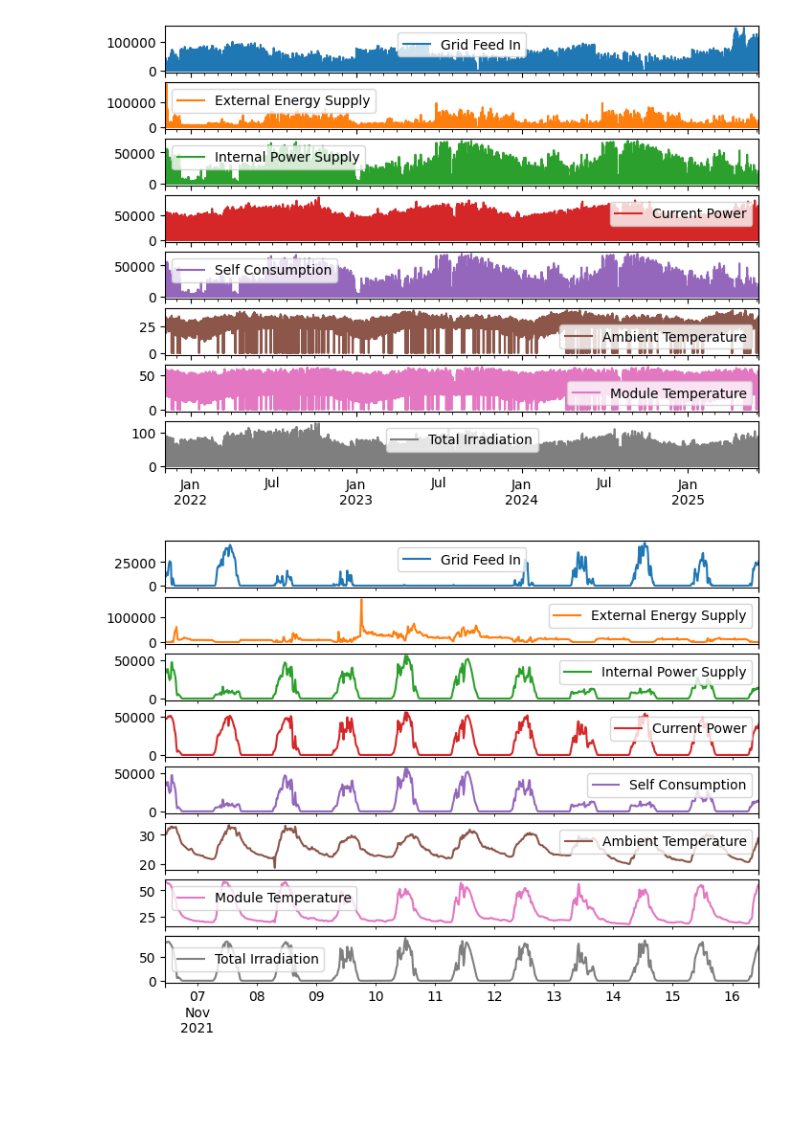
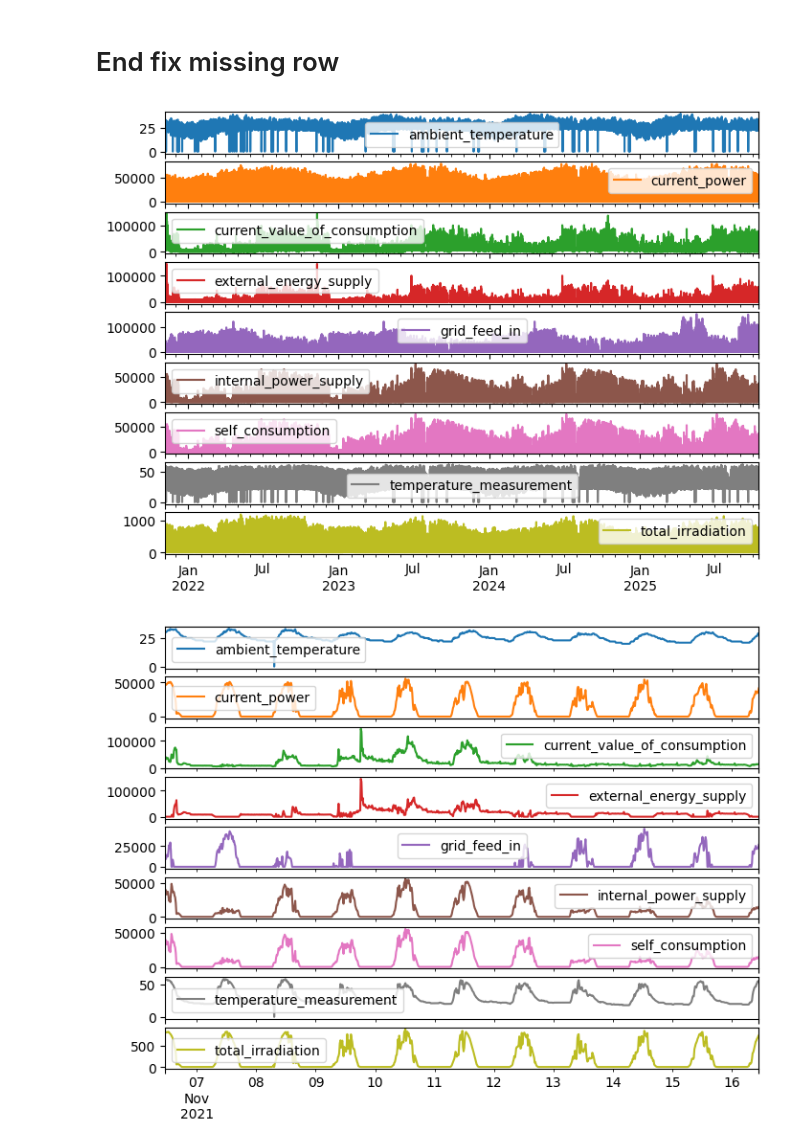
Before and after one commit to wsarachai/CM-SolarTS, a Jupyter notebook: src/jupyter_nb/pvdb-fix-from-other-year.ipynb, the cells around one changed output. Saved outputs shown, nothing was run; the diff lists cells and outputs as text; code cells hidden in the pictures; blank space fills up the shorter version.

```diff
--- a/src/jupyter_nb/pvdb-fix-from-other-year.ipynb
+++ b/src/jupyter_nb/pvdb-fix-from-other-year.ipynb
@@ -219,0 +272,9 @@ rows_to_fix
+# %%
+zero_mask = df_fixed[all_cols].eq(0).all(axis=1)
+zero_rows = df_fixed.loc[zero_mask]
+print(F"All zero row: {zero_rows.shape[0]}")
+
+mask_zeros = mask_to_year & zero_mask
+rows_to_fix = df_fixed[mask_zeros].copy()
+print(F"There are [{rows_to_fix.shape[0]}] zero's rows of year {year_to_fix} to be fixed.")
+rows_to_fix.head(5)
@@ -220,7 +290,7 @@ rows_to_fix
 # %%
 # Create lookup DataFrame from source year
-source_mask = df_filled.index.year == year_from
-source_data = df_filled[source_mask]
-lookup_df = source_data.drop_duplicates('date_pattern').set_index('date_pattern')[valid_columns]
-lookup_df
+source_data = df_fixed[mask_from_year]
+lookup_df = source_data.drop_duplicates('date_pattern').set_index('date_pattern')[all_cols]
+print(F"There are {lookup_df.shape[0]} rows from year {year_from}.")
+lookup_df.head(5)
 # %% [output]
@@ -248,7 +312,7 @@ Found 10502 rows with matching patterns in 2024
 # %%
 # Update values for all matching rows at once
 if len(matching_indices) > 0:
-    for col in valid_columns:
+    for col in all_cols:
         # Get the replacement values from the lookup table
         replacement_values = rows_to_fix.loc[matching_indices, 'date_pattern'].map(lookup_df[col])
 
@@ -256,10 +320,4 @@ if len(matching_indices) > 0:
         df_fixed.loc[matching_indices, col] = replacement_values
 
 print(f"Fixed {len(matching_indices)} out of {len(rows_to_fix)} rows")
-
-# Clean up the temporary column - only if it exists
-if 'date_pattern' in df_fixed.columns:
-    df_fixed = df_fixed.drop('date_pattern', axis=1)
-if 'date_pattern' in df.columns:
-    df = df.drop('date_pattern', axis=1)
 # %% [output]
@@ -272,0 +341,7 @@ len(df_filled)
+# %%
+mpl.rcParams['figure.figsize'] = (8, 1)
+
+plot_cols = ['current_power']
+plot_features = df_filled[plot_cols]
+plot_features.index = df_filled.index
+_ = plot_features.plot(subplots=True)
@@ -273,13 +350,17 @@ len(df_filled)
+# %% [markdown]
+# End fix missing row
 # %%
-plot_features = df_filled[plot_cols]
+mpl.rcParams['figure.figsize'] = (8, 6)
+
+plot_features = df_filled[all_cols]
 plot_features.index = df_filled.index
 _ = plot_features.plot(subplots=True)
 
-plot_features = df_filled[plot_cols][:960]
+plot_features = df_filled[all_cols][:960]
 plot_features.index = df_filled.index[:960]
 _ = plot_features.plot(subplots=True)
 # %% [output]
-[figure, old version]
+[figure, new version]
-[figure, old version]
+[figure, new version]
 # %%
 # Rename the index
```
Also changed, not shown: parts of 38 cells of this notebook, 3 other files.
